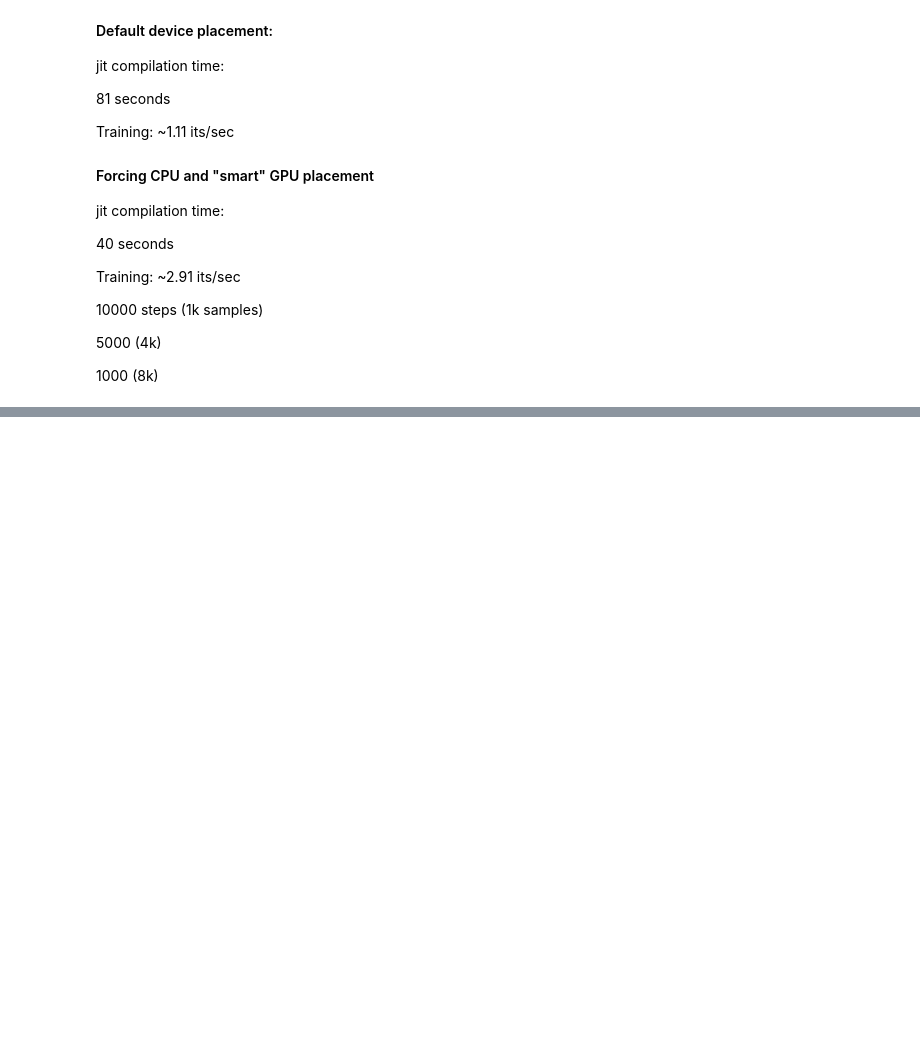
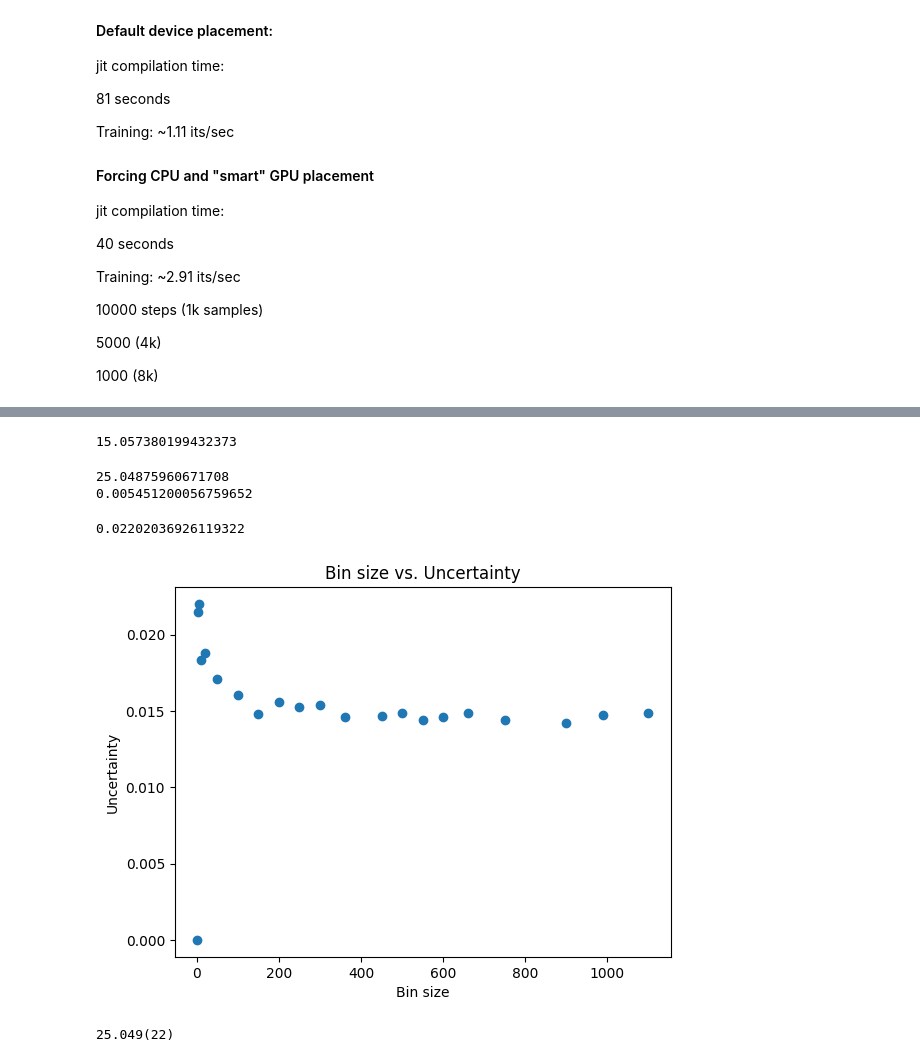
Before and after one commit to hershkumar/summer2022, a Jupyter notebook: neural/fermions/fermi_diff_grad.ipynb, the cells around one changed output, grey strips where cells are left out. Cells and saved outputs as stored; diff of their text form; code cells hidden in the pictures; blank space fills up the shorter version.

```diff
--- a/neural/fermions/fermi_diff_grad.ipynb
+++ b/neural/fermions/fermi_diff_grad.ipynb
@@ -388,13 +382,13 @@ print("Accept/Reject ratio", sample(params, 100, 500, 10, variation, progress=Tr
 # %%
 start_params = params
 opt_init, opt_update, get_params = jax_opt.adam(10**(-3))
-resultsa = train(start_params, 5000, 1500, 500 , 1, .27)
+resultsa = train(start_params, 1000, 1000, 500 , 1, .27)
 # %%
 # opt_init, opt_update, get_params = jax_opt.adam(10**(-4))
-resultsb = train(resultsa[3], 1000, 4500, 500, 1, .27)
+resultsb = train(resultsa[3], 1000, 4000, 500, 1, .27)
 # %%
 # opt_init, opt_update, get_params = jax_opt.adam(10**(-4))
-resultsc = train(resultsb[3], 500, 8500, 500, 1, .27)
+resultsc = train(resultsb[3], 500, 8000, 500, 1, .27)
 # %% [markdown]
 1000 samples, 0, 1
 
@@ -483,11 +437,13 @@ plt.show()
 # %%
 
-# params = resultsc[3]
-params = start_params
+params = resultsc[3]
+# params = start_params
 params = jax.device_put(params, device=jax.devices("cpu")[0])
 start = time.time()
 samples, _= sample(params, 101000, 0, 1, .28)
 print(time.time() - start)
+# %% [output]
+15.057380199432373
 # %%
 samples = samples[1000:]
 # %%
@@ -496,28 +452,38 @@ mean_energy = 1/100000 * jnp.sum(psiHpsi)
 # %%
 print(mean_energy)
 print(np.std(psiHpsi)/np.sqrt(198000))
+# %% [output]
+25.04875960671708
+0.005451200056759652
 # %%
 def bin_samples(energies, bin_size):
     # first, bin the samples
     binned = np.array_split(energies, bin_size)
     # now, calculate the average of each bin
     binned_averages = [np.mean(b) for b in binned]
     # now, calculate the uncertainty of each bin
     bin_uncerts = np.std(binned_averages)/np.sqrt(bin_size)
     return bin_uncerts
 
 energies = psiHpsi
 
 # bins = np.linspace(1, 100, 100, dtype=int)
-bins = [1,2,5,10,20,50,100,150,200,250,300,360,450,500,550,600,660,750,900,990,1100]
+bins = np.array([1,2,5,10,20,50,100,150,200,250,300,360,450,500,550,600,660,750,900,990,1100])
 # now plot the average energy as a function of the number of bins
 us = []
 for b_size in bins:
     us.append(bin_samples(energies, b_size))
 plt.scatter(bins, us)
 plt.title("Bin size vs. Uncertainty")
 plt.xlabel("Bin size")
-plt.ylim(0,0.005)
 plt.ylabel("Uncertainty")
 print(max(us))
 plt.show()
+# %% [output]
+0.02202036926119322
+[figure, added]
+# %%
+final = gv.gvar(mean_energy, max(us))
+print(final)
+# %% [output]
+25.049(22)
```
Also changed, not shown: parts of 4 cells of this notebook.
